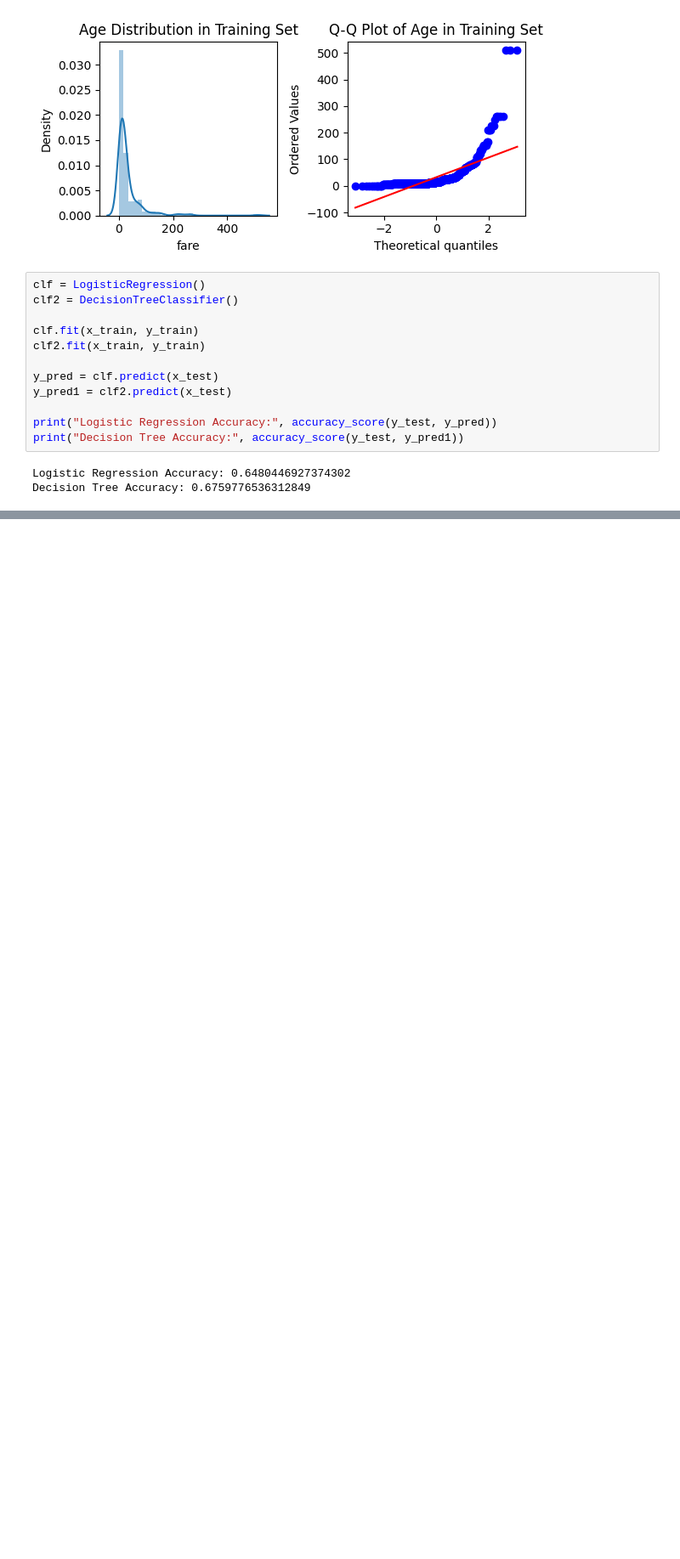
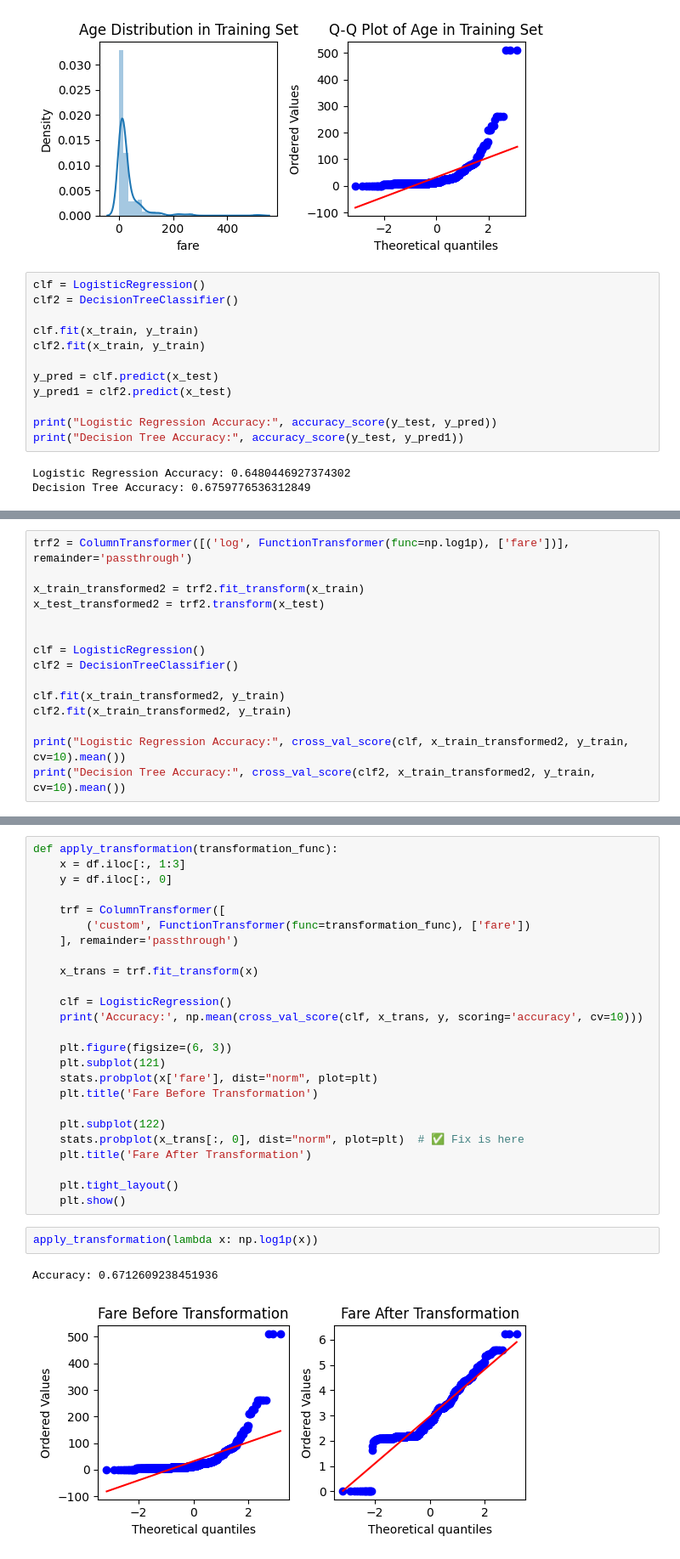
Before and after one commit to Veyn-cmd/CampusX_Sir-ML-Playlist, a Jupyter notebook: TIT.ipynb, the cells around one changed output, grey strips where cells are left out. Shown at 85% size. Saved outputs shown, nothing was run; the diff lists cells and outputs as text; blank space fills up the shorter version.

```diff
--- a/TIT.ipynb
+++ b/TIT.ipynb
@@ -144,0 +176,15 @@ print
+# %%
+trf2 = ColumnTransformer([('log', FunctionTransformer(func=np.log1p), ['fare'])], remainder='passthrough')
+
+x_train_transformed2 = trf2.fit_transform(x_train)
+x_test_transformed2 = trf2.transform(x_test)
+
+
+clf = LogisticRegression()
+clf2 = DecisionTreeClassifier()
+
+clf.fit(x_train_transformed2, y_train)
+clf2.fit(x_train_transformed2, y_train)
+
+print("Logistic Regression Accuracy:", cross_val_score(clf, x_train_transformed2, y_train, cv=10).mean())
+print("Decision Tree Accuracy:", cross_val_score(clf2, x_train_transformed2, y_train, cv=10).mean())
@@ -144,0 +194,30 @@ print
+# %%
+def apply_transformation(transformation_func):
+    x = df.iloc[:, 1:3]
+    y = df.iloc[:, 0]
+
+    trf = ColumnTransformer([
+        ('custom', FunctionTransformer(func=transformation_func), ['fare'])
+    ], remainder='passthrough')
+
+    x_trans = trf.fit_transform(x)
+
+    clf = LogisticRegression()
+    print('Accuracy:', np.mean(cross_val_score(clf, x_trans, y, scoring='accuracy', cv=10)))
+
+    plt.figure(figsize=(6, 3))
+    plt.subplot(121)
+    stats.probplot(x['fare'], dist="norm", plot=plt)
+    plt.title('Fare Before Transformation')
+
+    plt.subplot(122)
+    stats.probplot(x_trans[:, 0], dist="norm", plot=plt)  # ✅ Fix is here
+    plt.title('Fare After Transformation')
+
+    plt.tight_layout()
+    plt.show()
+# %%
+apply_transformation(lambda x: np.log1p(x))
+# %% [output]
+Accuracy: 0.6712609238451936
+[figure, added]
```
Also changed, not shown: parts of 9 cells of this notebook.
